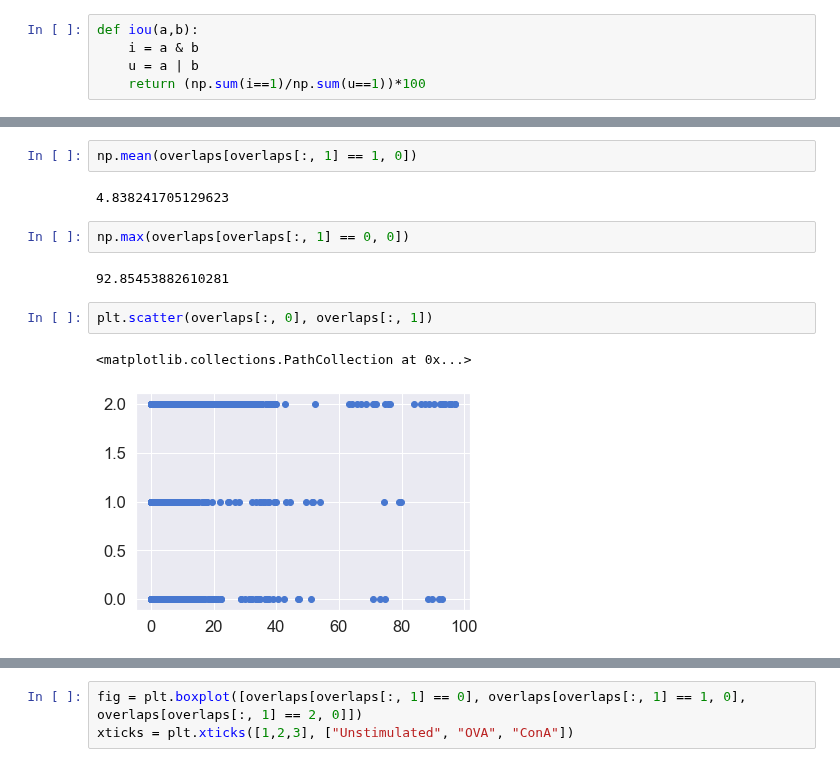
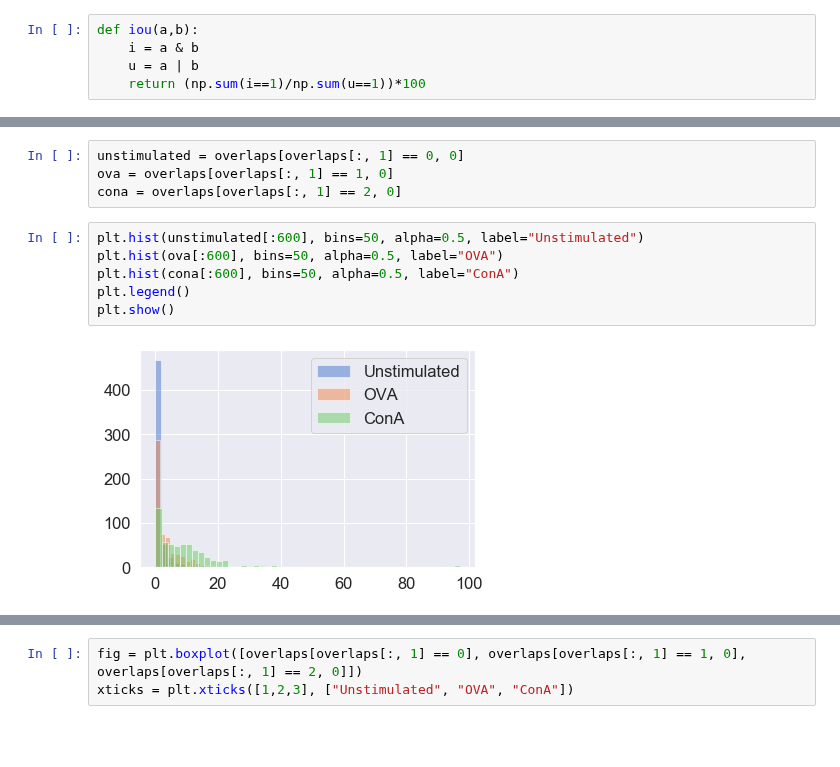
Before and after one commit to leonore/deep-learning-for-immune-cells, a Jupyter notebook: src/image_segmentation.ipynb, the cells around one changed output, grey strips where cells are left out. Saved outputs shown, nothing was run; the diff lists cells and outputs as text; blank space fills up the shorter version.

```diff
--- a/src/image_segmentation.ipynb
+++ b/src/image_segmentation.ipynb
@@ -74,13 +52,12 @@ while idx < 19600:
-# %%
-np.mean(overlaps[overlaps[:, 1] == 1, 0])
-# %% [output]
-4.838241705129623
-# %%
-np.max(overlaps[overlaps[:, 1] == 0, 0])
-# %% [output]
-92.85453882610281
-# %%
-plt.scatter(overlaps[:, 0], overlaps[:, 1])
-# %% [output]
-<matplotlib.collections.PathCollection at 0x...>
-[figure, removed]
+# %%
+unstimulated = overlaps[overlaps[:, 1] == 0, 0]
+ova = overlaps[overlaps[:, 1] == 1, 0]
+cona = overlaps[overlaps[:, 1] == 2, 0]
+# %%
+plt.hist(unstimulated[:600], bins=50, alpha=0.5, label="Unstimulated")
+plt.hist(ova[:600], bins=50, alpha=0.5, label="OVA")
+plt.hist(cona[:600], bins=50, alpha=0.5, label="ConA")
+plt.legend()
+plt.show()
+# %% [output]
+[figure, added]
```
Also changed, not shown: parts of 19 cells of this notebook.
